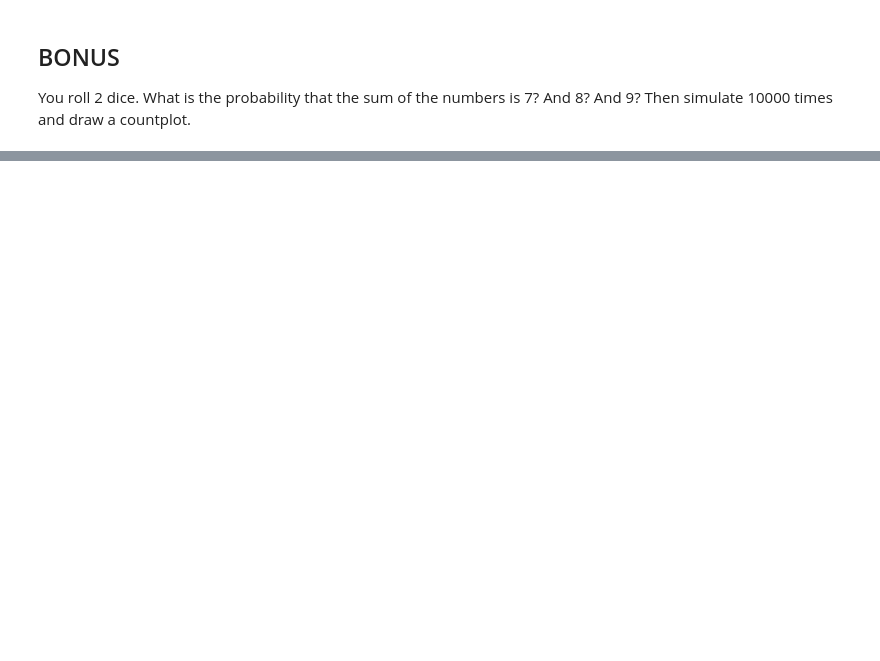
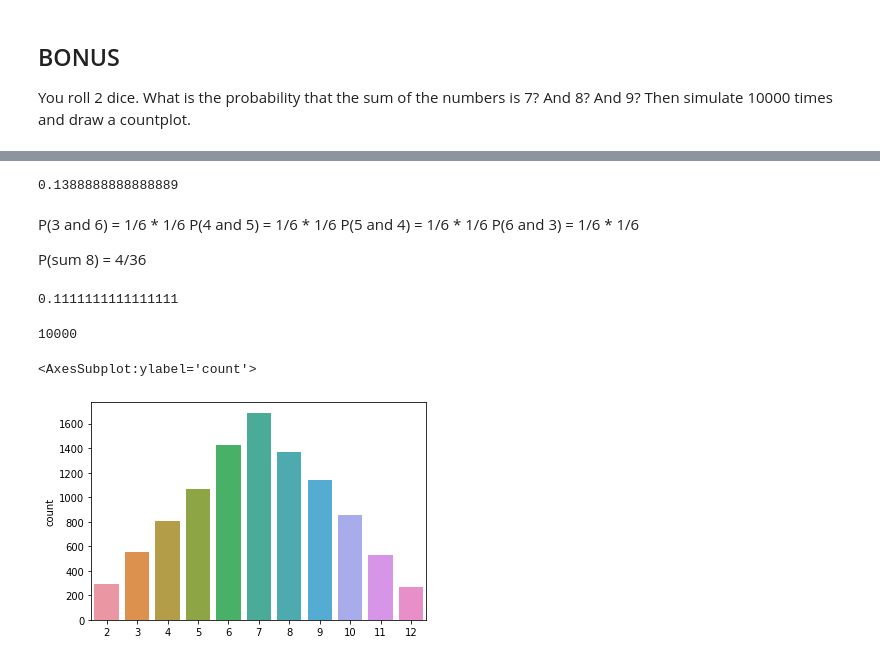
Before and after one commit to Ironhack-Data-Madrid-Marzo-2021/lab-probability-intro, a Jupyter notebook: your-code/main.ipynb, the cells around one changed output, grey strips where cells are left out. Saved outputs shown, nothing was run; the diff lists cells and outputs as text; code cells hidden in the pictures; blank space fills up the shorter version.

```diff
--- a/your-code/main.ipynb
+++ b/your-code/main.ipynb
@@ -105,0 +159,30 @@ your solution here
+# %%
+5/36
+# %% [output]
+0.1388888888888889
+# %% [markdown]
+P(3 and 6) = 1/6 * 1/6
+P(4 and 5) = 1/6 * 1/6
+P(5 and 4) = 1/6 * 1/6
+P(6 and 3) = 1/6 * 1/6
+
+P(sum 8) = 4/36
+# %%
+4/36
+# %% [output]
+0.1111111111111111
+# %%
+lista_sietes = []
+for i in range(10000):
+    dado_01 = random.randint(1, 6)
+    dado_02 = random.randint(1, 6)
+    lista_sietes.append(dado_01 + dado_02)
+# %%
+len(lista_sietes)
+# %% [output]
+10000
+# %%
+sns.countplot(x = lista_sietes)
+# %% [output]
+<AxesSubplot:ylabel='count'>
+[figure, added]
```
Also changed, not shown: parts of 25 cells of this notebook.
